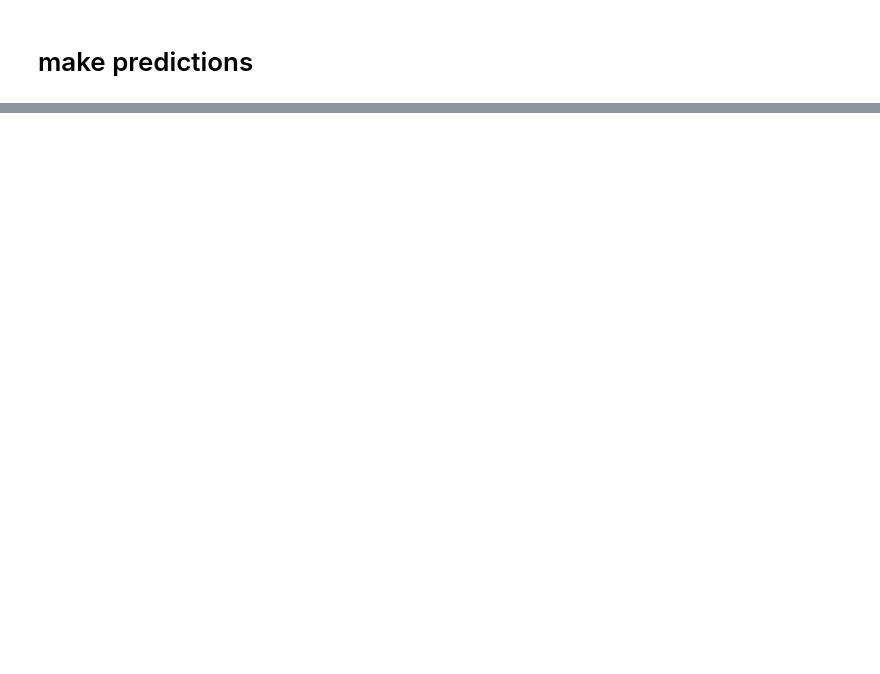
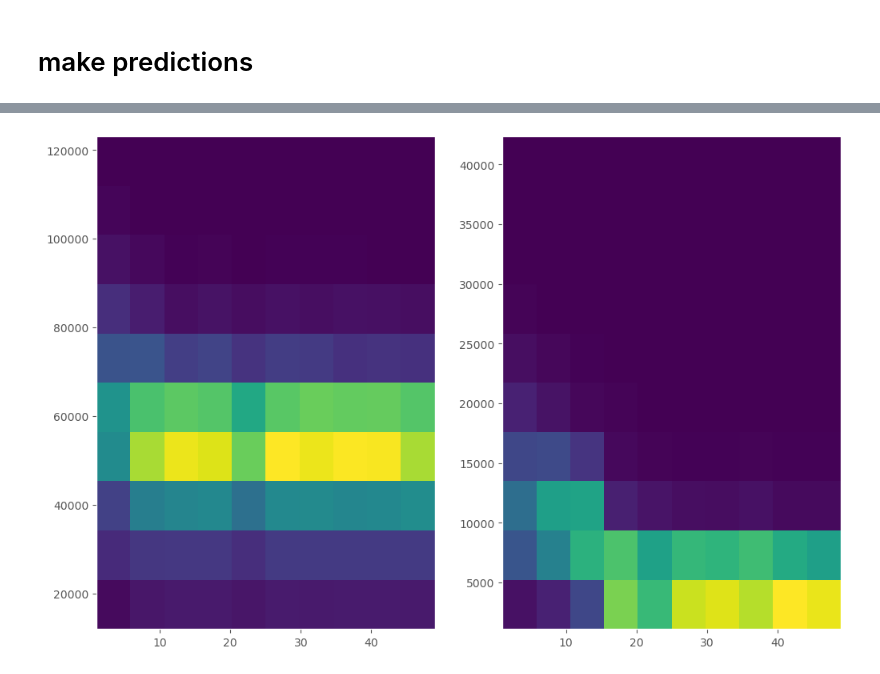
Before and after one commit to chensy618/model-based-machine-learning, a Jupyter notebook: notebook/try-simple-mixing.ipynb, the cells around one changed output, grey strips where cells are left out. Drawn from its saved outputs; the diff is of its cells as text; code cells hidden in the pictures; blank space fills up the shorter version.

```diff
--- a/notebook/try-simple-mixing.ipynb
+++ b/notebook/try-simple-mixing.ipynb
@@ -221,0 +393,4 @@ print("CorrCoef: %.3f\nMAE: %.3f\nRMSE: %.3f\nR2: %.3f" % (corr, mae, rmse, r2))
+# %%
+show_if_att_correlated('days_left')
+# %% [output]
+[figure, added]
```
Also changed, not shown: parts of 48 cells of this notebook, 2 other files.
